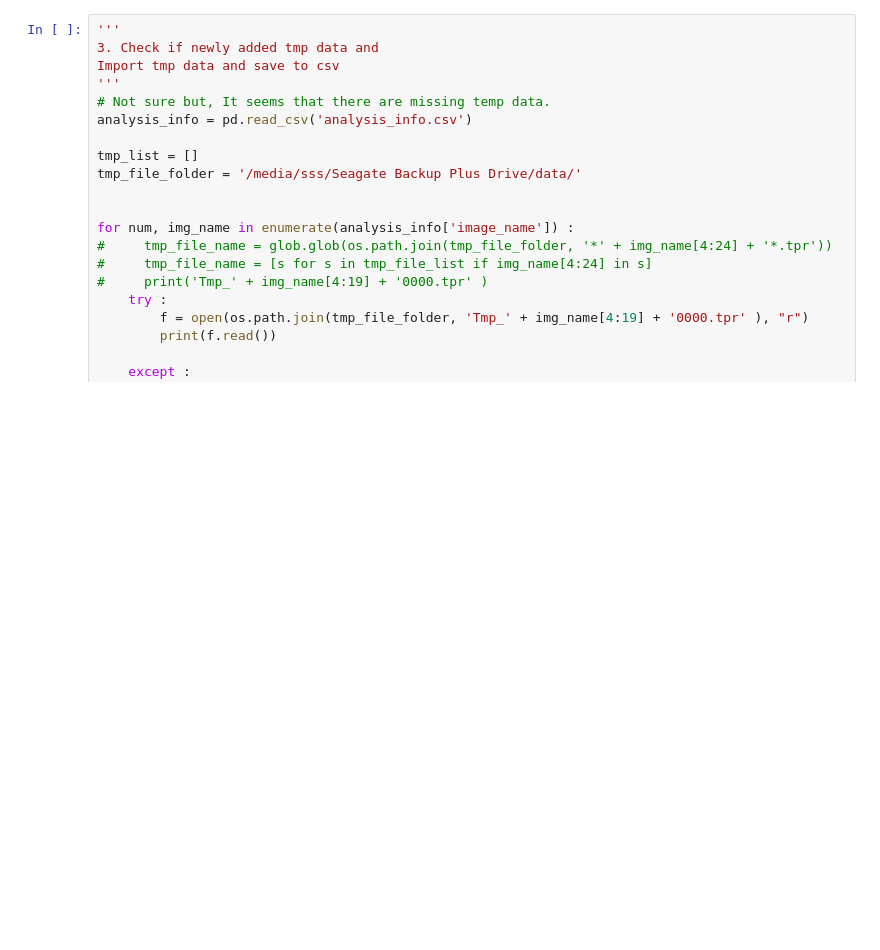
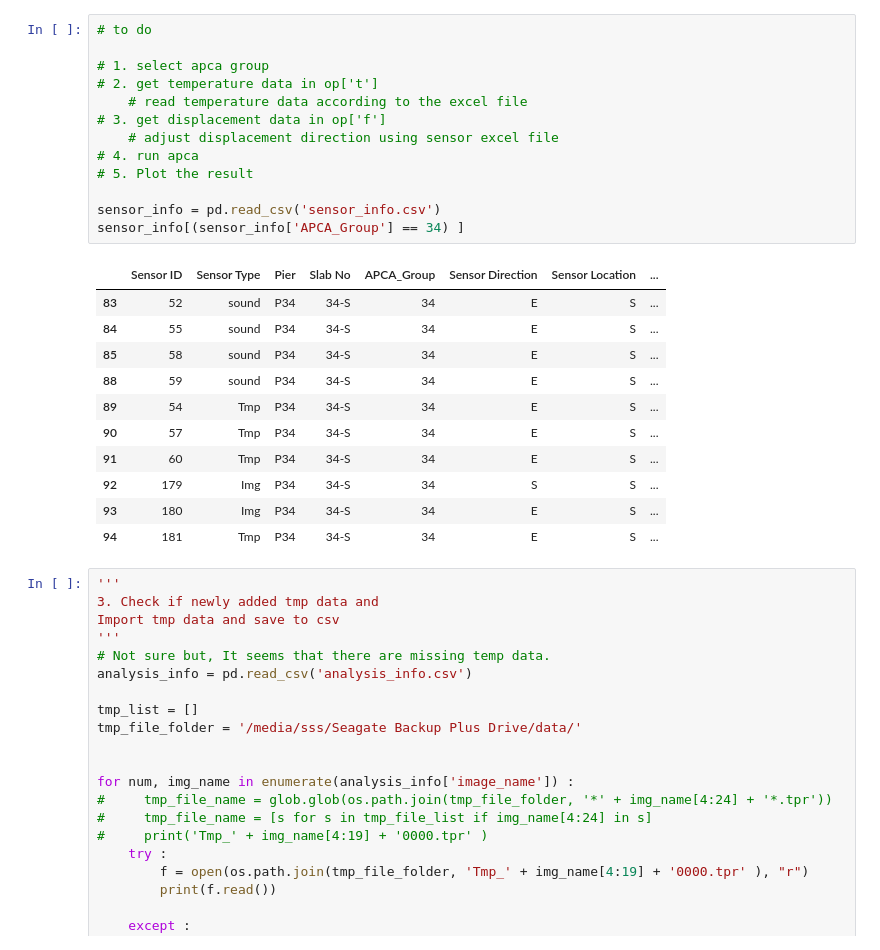
Before and after one commit to StringBottle/brg-shoe-disp-monit, a Jupyter notebook: APCA_Workflow.ipynb, the cells around one changed output. Saved outputs shown, nothing was run; the diff lists cells and outputs as text; blank space fills up the shorter version.

Commit message:
Update while adding apca_cas

```diff
--- a/APCA_Workflow.ipynb
+++ b/APCA_Workflow.ipynb
@@ -80,3 +141,28 @@ NameError: name 'center_list' is not defined
+# %%
+# to do
+
+# 1. select apca group
+# 2. get temperature data in op['t']
+    # read temperature data according to the excel file
+# 3. get displacement data in op['f']
+    # adjust displacement direction using sensor excel file
+# 4. run apca
+# 5. Plot the result
+
+sensor_info = pd.read_csv('sensor_info.csv')
+sensor_info[(sensor_info['APCA_Group'] == 34) ]
+# %% [output]
+|  | Sensor ID | Sensor Type | Pier | Slab No | APCA_Group | Sensor Direction | Sensor Location | ... |
+| 83 | 52 | sound | P34 | 34-S | 34 | E | S | ... |
+| 84 | 55 | sound | P34 | 34-S | 34 | E | S | ... |
+| 85 | 58 | sound | P34 | 34-S | 34 | E | S | ... |
+| 88 | 59 | sound | P34 | 34-S | 34 | E | S | ... |
+| 89 | 54 | Tmp | P34 | 34-S | 34 | E | S | ... |
+| 90 | 57 | Tmp | P34 | 34-S | 34 | E | S | ... |
+| 91 | 60 | Tmp | P34 | 34-S | 34 | E | S | ... |
+| 92 | 179 | Img | P34 | 34-S | 34 | S | S | ... |
+| 93 | 180 | Img | P34 | 34-S | 34 | E | S | ... |
+| 94 | 181 | Tmp | P34 | 34-S | 34 | E | S | ... |
 # %%
 '''
 3. Check if newly added tmp data and
```
Also changed, not shown: parts of 6 cells of this notebook, 5 other files.
